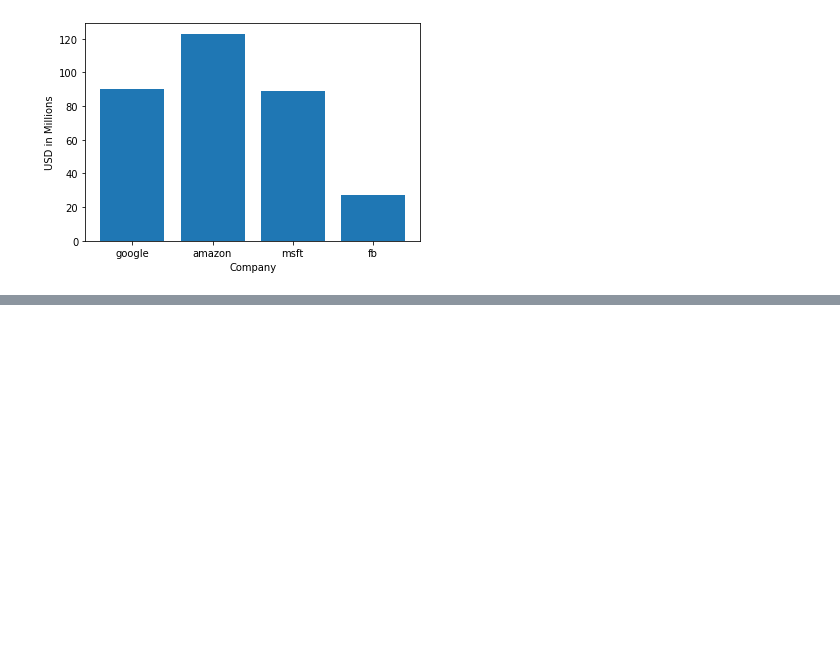
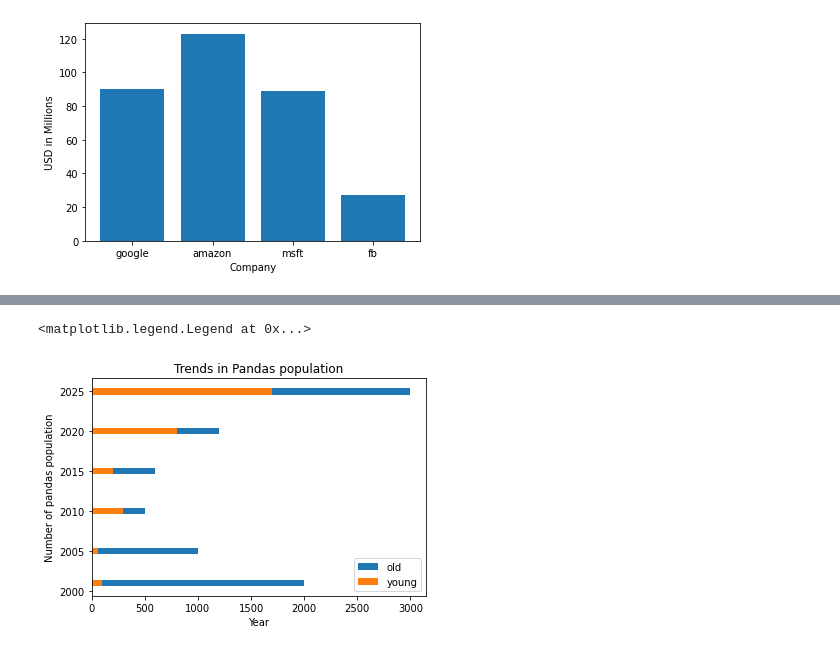
Before and after one commit to kowais915/deep-learning-416, a Jupyter notebook: matplotlib.ipynb, the cells around one changed output, grey strips where cells are left out. Cells and saved outputs as stored; diff of their text form; code cells hidden in the pictures; blank space fills up the shorter version.

```diff
--- a/matplotlib.ipynb
+++ b/matplotlib.ipynb
@@ -74,0 +75,10 @@ plt.legend()
+# %%
+plt.barh(years, pandas, label = 'old')
+plt.barh(years, young,  label='young' )
+plt.ylabel('Number of pandas population')
+plt.xlabel('Year')
+plt.title('Trends in Pandas population')
+plt.legend()
+# %% [output]
+<matplotlib.legend.Legend at 0x...>
+[figure, added]
```
Also changed, not shown: parts of 5 cells of this notebook.
